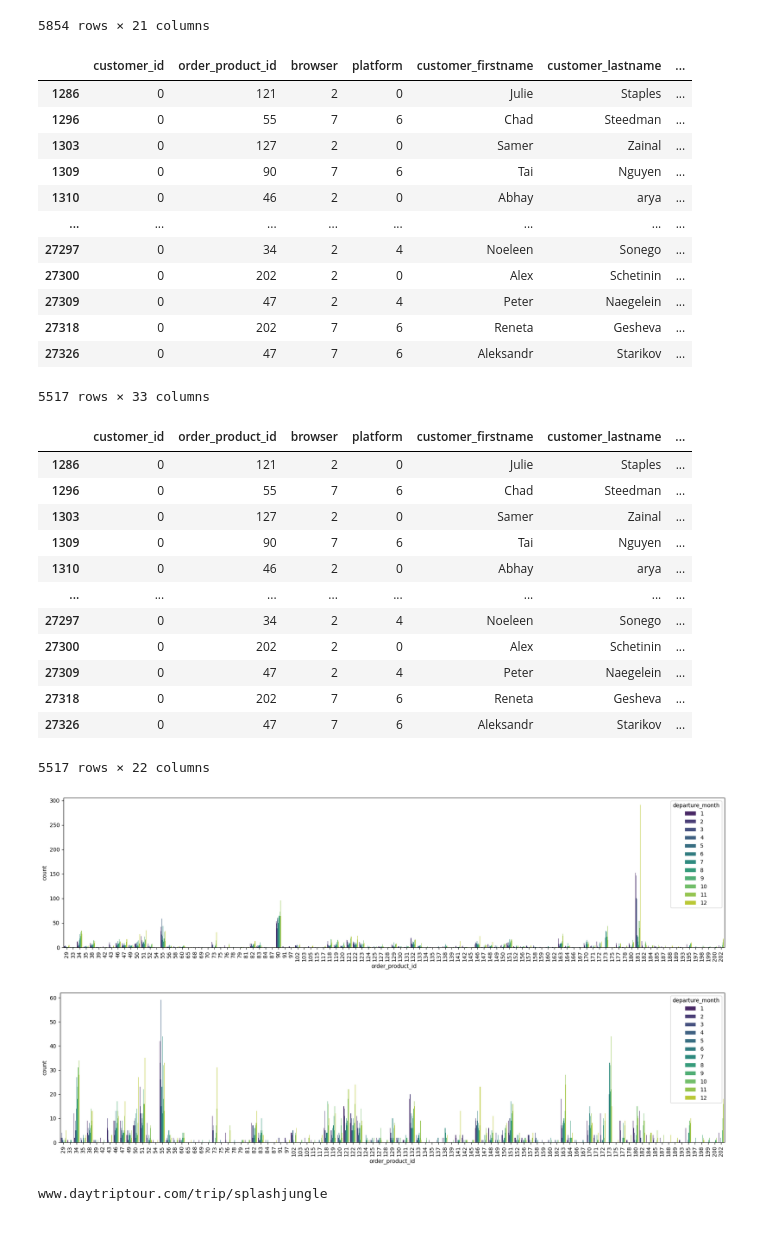
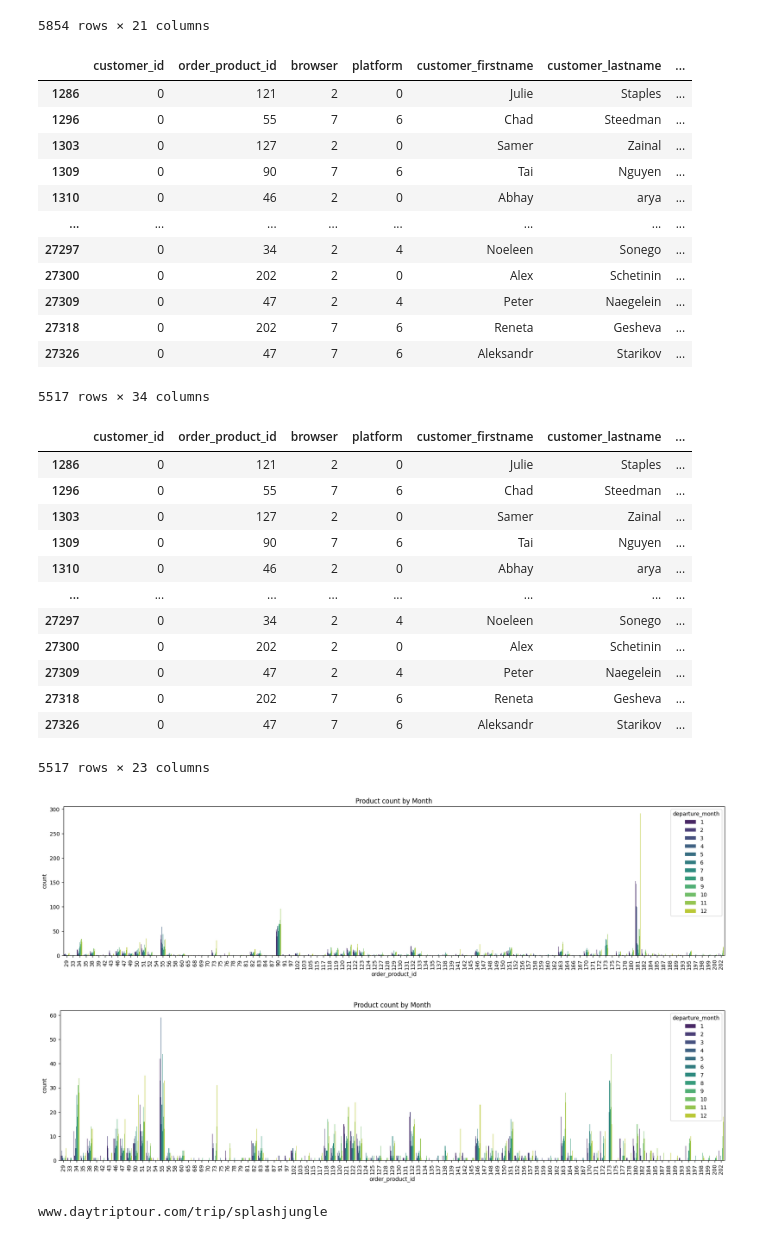
Before and after one commit to RooTBeaM/recommandation_system, a Jupyter notebook: 4_New_Clean_order.ipynb, the cells around one changed output. Saved outputs shown, nothing was run; the diff lists cells and outputs as text; code cells hidden in the pictures.

```diff
--- a/4_New_Clean_order.ipynb
+++ b/4_New_Clean_order.ipynb
@@ -130,6 +129,7 @@ df_order_v1['booked_days'] = df_order_v1['booked_days'].map(lambda x: x.days if
 
 df_order_v1['departure_year'] = df_order_v1['order_departure_date'].map(lambda x:x.year)
 df_order_v1['departure_month'] = df_order_v1['order_departure_date'].map(lambda x:x.month)
+df_order_v1['departure_week'] = df_order_v1['order_departure_date'].map(lambda x:x.week)
 df_order_v1['departure_day'] = df_order_v1['order_departure_date'].map(lambda x:x.day)
 
 df_order_v1['departure_DayofYear'] = df_order_v1['order_departure_date'].map(lambda x:x.day_of_year)
@@ -160,7 +160,7 @@ df_order_v1
 | 27309 | 0 | 47 | 2 | 4 | Peter | Naegelein | ... |
 | 27318 | 0 | 202 | 7 | 6 | Reneta | Gesheva | ... |
 | 27326 | 0 | 47 | 7 | 6 | Aleksandr | Starikov | ... |
-5517 rows × 33 columns
+5517 rows × 34 columns
 # %%
 clean_cols = [
     'customer_id', 'order_product_id', 'browser', 'platform', # int category
@@ -168,7 +168,7 @@ clean_cols = [
     'customer_gender', 'Majority_code',  # int category
     'order_price_paid', # int value
     'order_payment_by', # int category
-    'booked_days', 'departure_year', 'departure_month', 'departure_day','departure_DayofYear', 'departure_DayofWeek', # int category
+    'booked_days', 'departure_year', 'departure_month', 'departure_week', 'departure_day','departure_DayofYear', 'departure_DayofWeek', # int category
     'sum_kids', 'sum_adults', # int value
     'private', 'group', 'family' # int category
     ]
@@ -188,19 +188,21 @@ df_clean
 | 27309 | 0 | 47 | 2 | 4 | Peter | Naegelein | ... |
 | 27318 | 0 | 202 | 7 | 6 | Reneta | Gesheva | ... |
 | 27326 | 0 | 47 | 7 | 6 | Aleksandr | Starikov | ... |
-5517 rows × 22 columns
+5517 rows × 23 columns
 # %%
 plt.figure(figsize=(22, 5))
 sns.countplot(data=df_clean, x = 'order_product_id', hue='departure_month', palette="viridis")
+plt.title('Product count by Month')
 plt.xticks(rotation=90)
 plt.show()
 plt.figure(figsize=(22, 5))
 sns.countplot(data=df_clean[~df_clean['order_product_id'].isin([181,90])], x = 'order_product_id', hue='departure_month', palette="viridis")
+plt.title('Product count by Month')
 plt.xticks(rotation=90)
 plt.show()
 # %% [output]
-[figure, old version]
+[figure, new version]
-[figure, old version]
+[figure, new version]
 # %%
 df_product = pd.read_csv('./raw_csv/dtt_product.csv')[['product_id','product_slug']]
 test_product_id = [22, 23, 24, 25, 26, 27, 28, 32, 37, 72, 110, 116]
```
Also changed, not shown: parts of 20 cells of this notebook, 9 other files.
